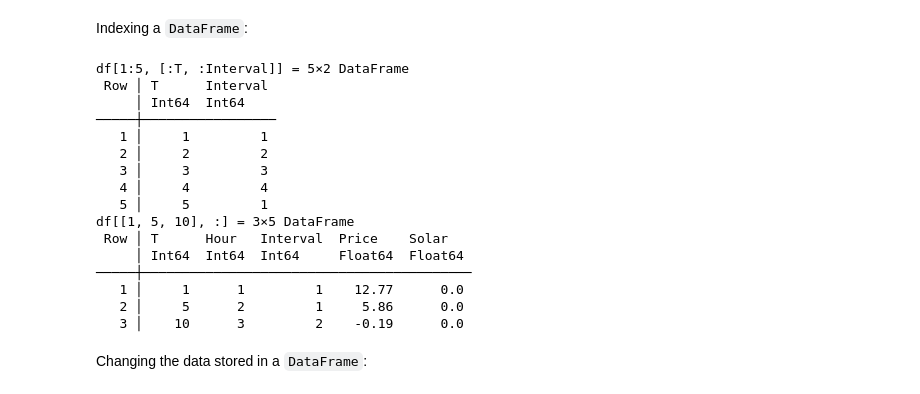
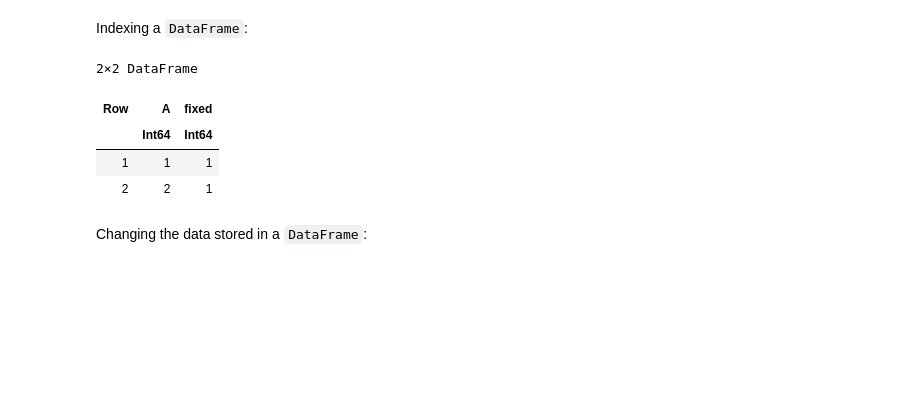
Before and after one commit to Power-Systems-Optimization-Course/power-systems-optimization, a Jupyter notebook: Tutorials/julia_tutorial.ipynb, the cells around one changed output. Cells and saved outputs as stored; diff of their text form; code cells hidden in the pictures; blank space fills up the shorter version.

```diff
--- a/Tutorials/julia_tutorial.ipynb
+++ b/Tutorials/julia_tutorial.ipynb
@@ -671,26 +699,14 @@ last(df,6)  # last 6 rows
 | 6 | 96 | 24 | 4 | 14.09 | 0.0 |
 # %% [markdown]
 Indexing a `DataFrame`:
-# %%
-@show df[1:5, [:T, :Interval]]
-@show df[[1,5,10], :];
-# %% [output]
-df[1:5, [:T, :Interval]] = 5×2 DataFrame
- Row │ T      Interval
-     │ Int64  Int64
-─────┼─────────────────
-   1 │     1         1
-   2 │     2         2
-   3 │     3         3
-   4 │     4         4
-   5 │     5         1
-df[[1, 5, 10], :] = 3×5 DataFrame
- Row │ T      Hour   Interval  Price    Solar
-     │ Int64  Int64  Int64     Float64  Float64
-─────┼──────────────────────────────────────────
-   1 │     1      1         1    12.77      0.0
-   2 │     5      2         1     5.86      0.0
-   3 │    10      3         2    -0.19      0.0
+# %%
+df2 = df[1:2, [1,3]]
+# %% [output]
+2×2 DataFrame
+| Row | A | fixed |
+|  | Int64 | Int64 |
+| 1 | 1 | 1 |
+| 2 | 2 | 1 |
 # %% [markdown]
 Changing the data stored in a `DataFrame`:
 # %%
```
Also changed, not shown: parts of 33 cells of this notebook.
